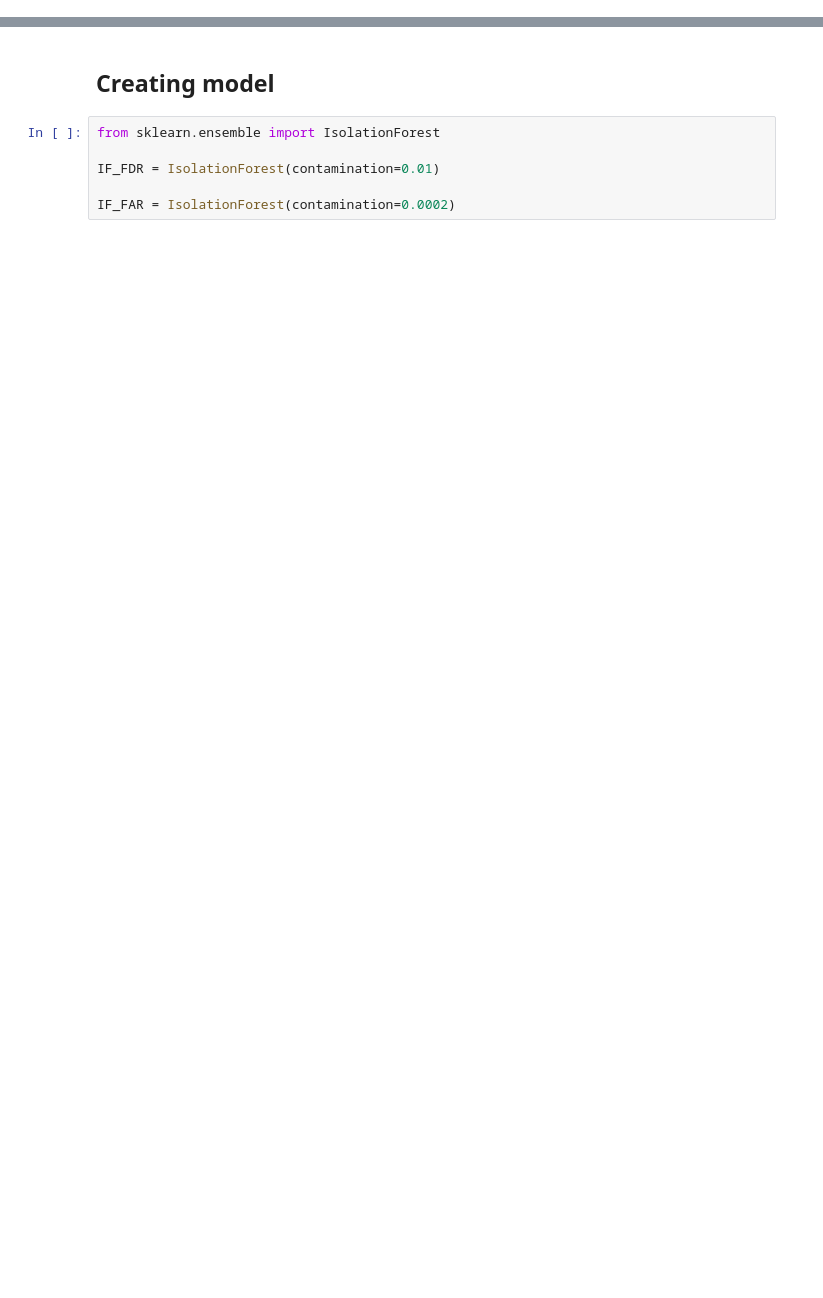
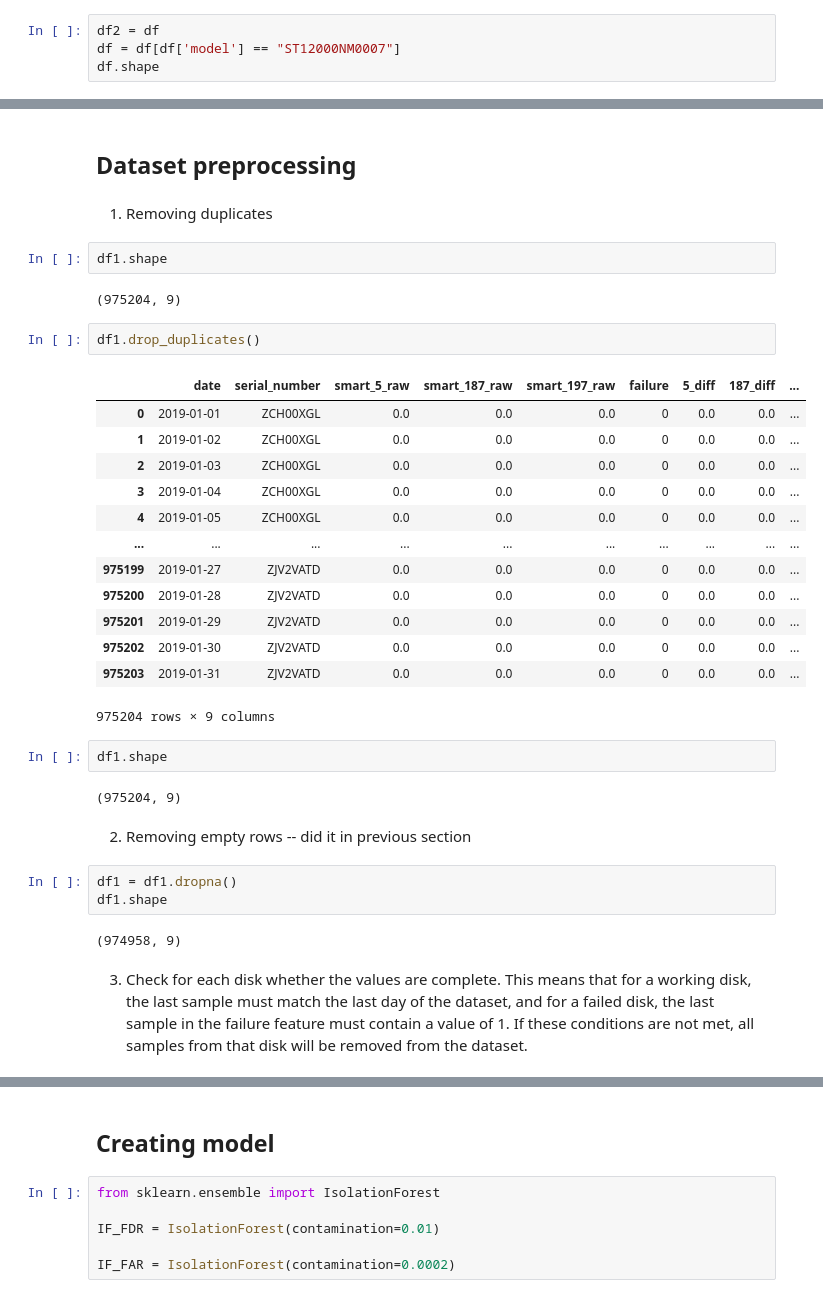
Before and after one commit to katevi/Hard-drive-failure-prediction, a Jupyter notebook: anomaly_detection_IF.ipynb, the cells around one changed output, grey strips where cells are left out. Drawn from its saved outputs; the diff is of its cells as text; blank space fills up the shorter version.

```diff
--- a/anomaly_detection_IF.ipynb
+++ b/anomaly_detection_IF.ipynb
@@ -79,0 +25,4 @@ df_bb_raw.shape
+# %%
+df2 = df
+df = df[df['model'] == "ST12000NM0007"]
+df.shape
@@ -131,0 +143,37 @@ Name: 5_diff, Length: 112, dtype: int64
+# %% [markdown]
+## Dataset preprocessing
+# %% [markdown]
+1. Removing duplicates
+# %%
+df1.shape
+# %% [output]
+(975204, 9)
+# %%
+df1.drop_duplicates()
+# %% [output]
+|  | date | serial_number | smart_5_raw | smart_187_raw | smart_197_raw | failure | 5_diff | 187_diff | ... |
+| 0 | 2019-01-01 | ZCH00XGL | 0.0 | 0.0 | 0.0 | 0 | 0.0 | 0.0 | ... |
+| 1 | 2019-01-02 | ZCH00XGL | 0.0 | 0.0 | 0.0 | 0 | 0.0 | 0.0 | ... |
+| 2 | 2019-01-03 | ZCH00XGL | 0.0 | 0.0 | 0.0 | 0 | 0.0 | 0.0 | ... |
+| 3 | 2019-01-04 | ZCH00XGL | 0.0 | 0.0 | 0.0 | 0 | 0.0 | 0.0 | ... |
+| 4 | 2019-01-05 | ZCH00XGL | 0.0 | 0.0 | 0.0 | 0 | 0.0 | 0.0 | ... |
+| ... | ... | ... | ... | ... | ... | ... | ... | ... | ... |
+| 975199 | 2019-01-27 | ZJV2VATD | 0.0 | 0.0 | 0.0 | 0 | 0.0 | 0.0 | ... |
+| 975200 | 2019-01-28 | ZJV2VATD | 0.0 | 0.0 | 0.0 | 0 | 0.0 | 0.0 | ... |
+| 975201 | 2019-01-29 | ZJV2VATD | 0.0 | 0.0 | 0.0 | 0 | 0.0 | 0.0 | ... |
+| 975202 | 2019-01-30 | ZJV2VATD | 0.0 | 0.0 | 0.0 | 0 | 0.0 | 0.0 | ... |
+| 975203 | 2019-01-31 | ZJV2VATD | 0.0 | 0.0 | 0.0 | 0 | 0.0 | 0.0 | ... |
+975204 rows × 9 columns
+# %%
+df1.shape
+# %% [output]
+(975204, 9)
+# %% [markdown]
+2. Removing empty rows -- did it in previous section
+# %%
+df1 = df1.dropna()
+df1.shape
+# %% [output]
+(974958, 9)
+# %% [markdown]
+3. Check for each disk whether the values are complete. This means that for a working disk, the last sample must match the last day of the dataset, and for a failed disk, the last sample in the failure feature must contain a value of 1. If these conditions are not met, all samples from that disk will be removed from the dataset.
```
Also changed, not shown: parts of 29 cells of this notebook.
